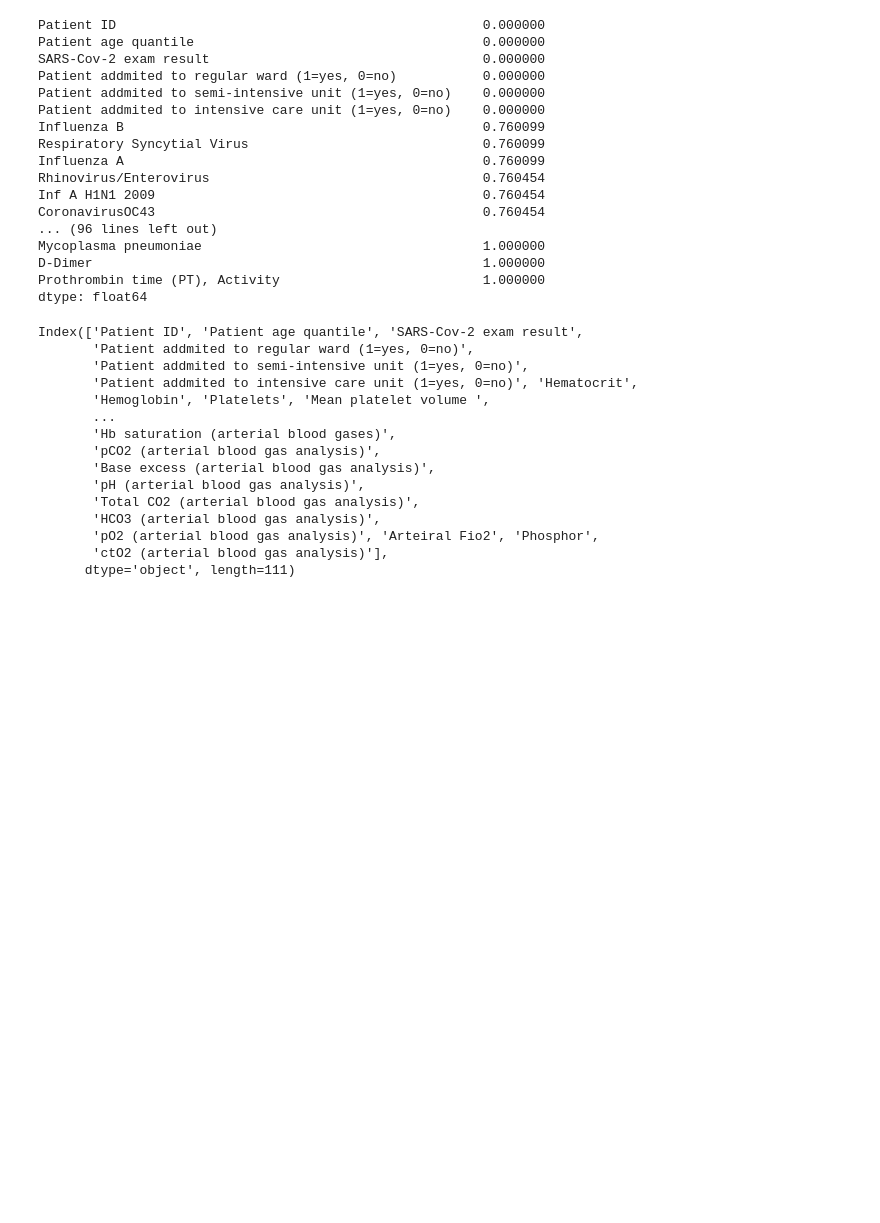
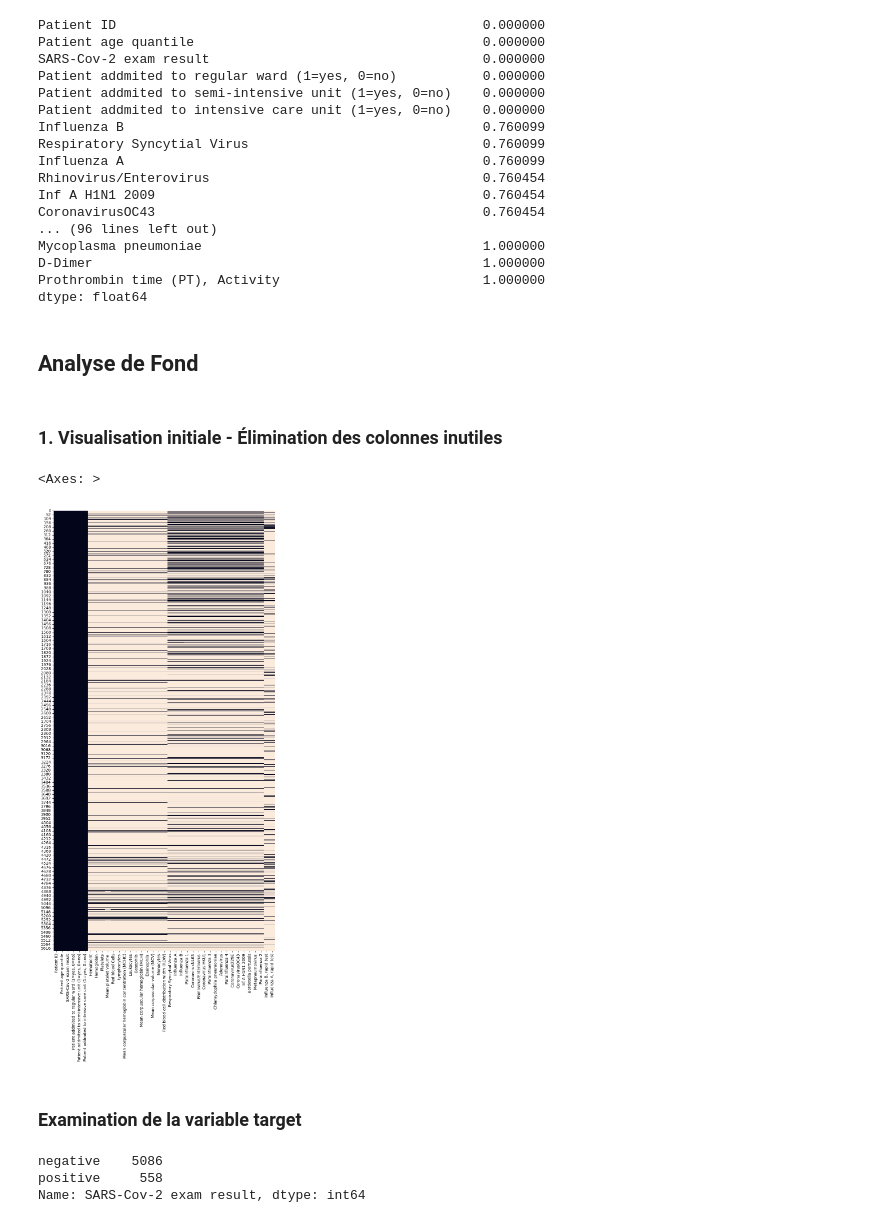
Before and after one commit to Just1919/Projet_Covid, a Jupyter notebook: Projet_Covid.ipynb, the cells around one changed output. Cells and saved outputs as stored; diff of their text form; code cells hidden in the pictures; blank space fills up the shorter version.

Commit message:
Analyse de forme + Analyse de fond

```diff
--- a/Projet_Covid.ipynb
+++ b/Projet_Covid.ipynb
@@ -144,22 +148,15 @@ Mycoplasma pneumoniae                                    1.000000
 D-Dimer                                                  1.000000
 Prothrombin time (PT), Activity                          1.000000
 dtype: float64
-# %%
-
-df.columns
-# %% [output]
-Index(['Patient ID', 'Patient age quantile', 'SARS-Cov-2 exam result',
-       'Patient addmited to regular ward (1=yes, 0=no)',
-       'Patient addmited to semi-intensive unit (1=yes, 0=no)',
-       'Patient addmited to intensive care unit (1=yes, 0=no)', 'Hematocrit',
-       'Hemoglobin', 'Platelets', 'Mean platelet volume ',
-       ...
-       'Hb saturation (arterial blood gases)',
-       'pCO2 (arterial blood gas analysis)',
-       'Base excess (arterial blood gas analysis)',
-       'pH (arterial blood gas analysis)',
-       'Total CO2 (arterial blood gas analysis)',
-       'HCO3 (arterial blood gas analysis)',
-       'pO2 (arterial blood gas analysis)', 'Arteiral Fio2', 'Phosphor',
-       'ctO2 (arterial blood gas analysis)'],
-      dtype='object', length=111)
+# %% [markdown]
+## Analyse de Fond
+# %% [markdown]
+### **1. Visualisation initiale - Élimination des colonnes inutiles**
+# %%
+df=df[df.columns[df.isna().sum()/df.shape[0] <0.9]]
+# %%
+plt.figure(figsize=(10,20))
+sns.heatmap(df.isna(), cbar=False)
+# %% [output]
+<Axes: >
+[figure, added]
@@ -165,0 +165,8 @@ Index(['Patient ID', 'Patient age quantile', 'SARS-Cov-2 exam result',
+# %% [markdown]
+### **Examination de la variable target**
+# %%
+df['SARS-Cov-2 exam result'].value_counts()
+# %% [output]
+negative    5086
+positive     558
+Name: SARS-Cov-2 exam result, dtype: int64
```
Also changed, not shown: parts of 15 cells of this notebook.
